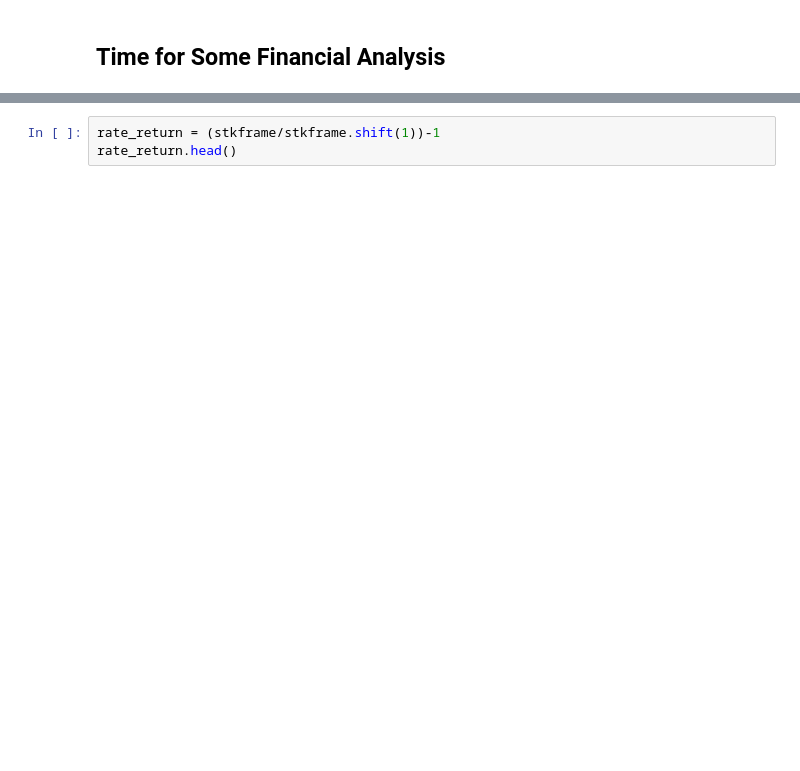
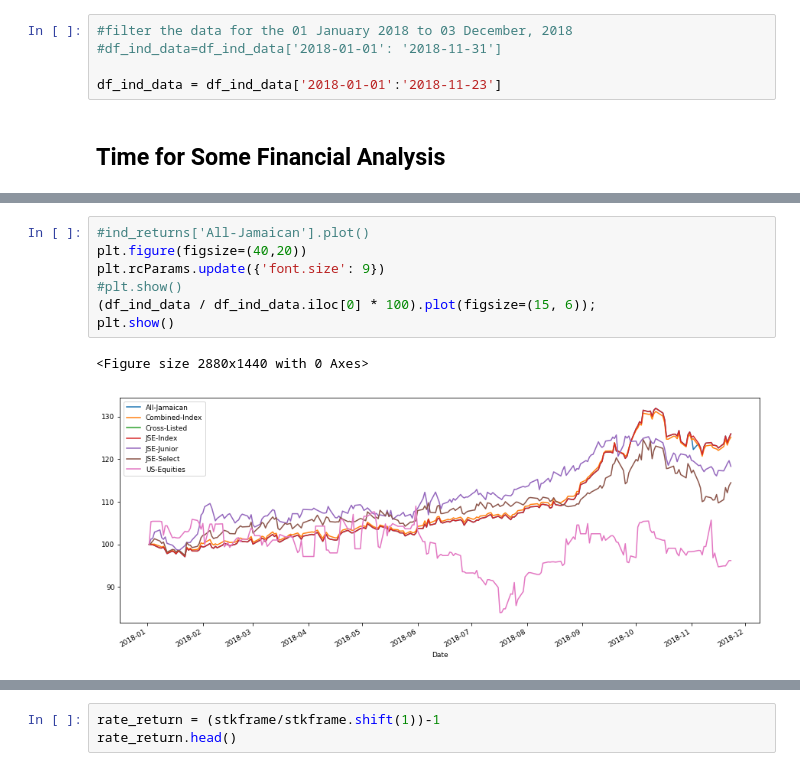
Before and after one commit to romwhyte/jsestockanalysis, a Jupyter notebook: stock analysis.ipynb, the cells around one changed output, grey strips where cells are left out. Cells and saved outputs as stored; diff of their text form; blank space fills up the shorter version.

```diff
--- a/stock analysis.ipynb
+++ b/stock analysis.ipynb
@@ -377,5 +448,10 @@ stkframe.tail()
 | 2018-11-30 | 43.48 | 1.16 | 50.50 | 1.80 | 28.00 | 5.45 | 18.00 | 16.9 | 9.33 | 0.14 | ... | ... |
 | 2018-12-03 | 43.79 | 1.16 | 50.50 | 1.83 | 29.49 | 5.45 | 18.00 | 16.9 | 9.36 | 0.14 | ... | ... |
 5 rows × 73 columns
+# %%
+#filter the data for the 01 January 2018 to 03 December, 2018
+#df_ind_data=df_ind_data['2018-01-01': '2018-11-31']
+
+df_ind_data = df_ind_data['2018-01-01':'2018-11-23']
 # %% [markdown]
 <h2>Time for Some Financial Analysis</h2>
@@ -381,0 +472,10 @@ stkframe.tail()
+# %%
+#ind_returns['All-Jamaican'].plot()
+plt.figure(figsize=(40,20))
+plt.rcParams.update({'font.size': 9})
+#plt.show()
+(df_ind_data / df_ind_data.iloc[0] * 100).plot(figsize=(15, 6));
+plt.show()
+# %% [output]
+<Figure size 2880x1440 with 0 Axes>
+[figure, added]
```
Also changed, not shown: parts of 22 cells of this notebook.
